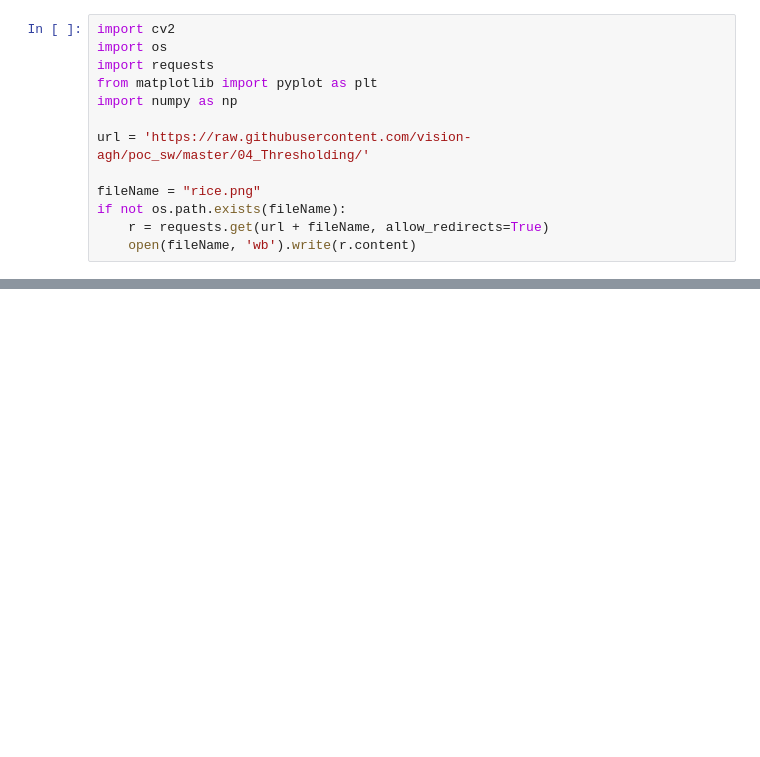
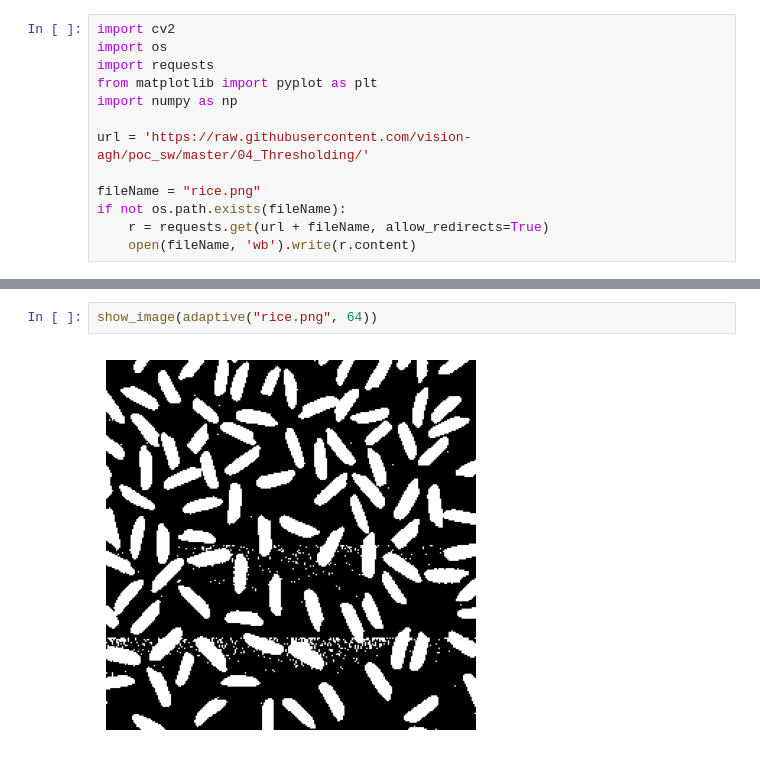
Before and after one commit to michal200292/Digital-Image-Processing, a Jupyter notebook: lab4/04_thresholding_hw.ipynb, the cells around one changed output, grey strips where cells are left out. Drawn from its saved outputs; the diff is of its cells as text; blank space fills up the shorter version.

```diff
--- a/lab4/04_thresholding_hw.ipynb
+++ b/lab4/04_thresholding_hw.ipynb
@@ -39,3 +77,7 @@ if not os.path.exists(fileName):
+# %%
+show_image(adaptive("rice.png", 64))
+# %% [output]
+[figure, added]
 # %% [markdown]
 4. Rozwiązaniem problemu artefaktów na obrazie jest zastosowanie interpolacji.
    Próg binaryzacji dla danego piksela wyliczany jest na podstawie progów z sąsiednich okien.
```
Also changed, not shown: parts of 12 cells of this notebook.
